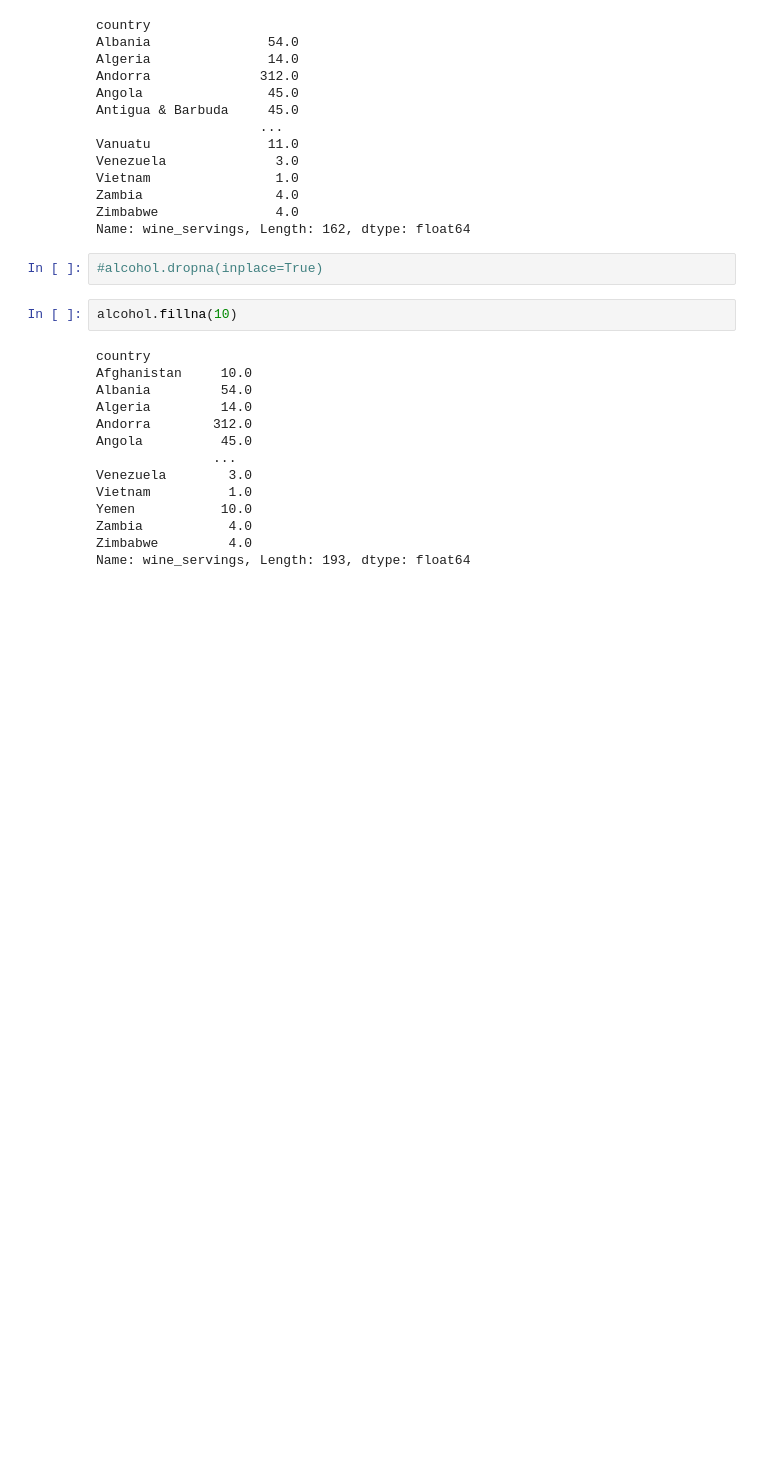
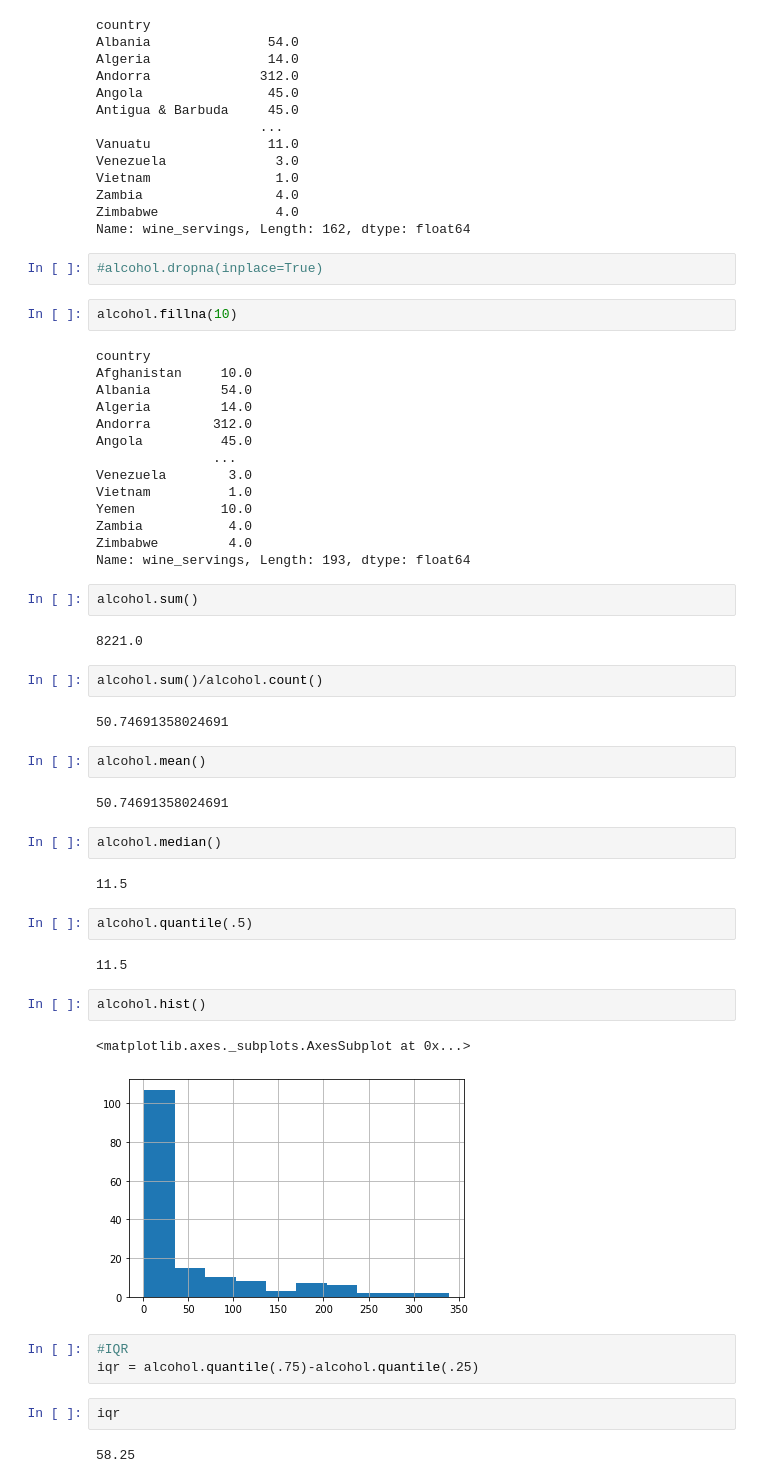
Before and after one commit to SanjaySaatyaki/Pandas, a Jupyter notebook: Series.ipynb, the cells around one changed output. Saved outputs shown, nothing was run; the diff lists cells and outputs as text; blank space fills up the shorter version.

```diff
--- a/Series.ipynb
+++ b/Series.ipynb
@@ -660,3 +660,35 @@ Yemen           10.0
 Zambia           4.0
 Zimbabwe         4.0
 Name: wine_servings, Length: 193, dtype: float64
+# %%
+alcohol.sum()
+# %% [output]
+8221.0
+# %%
+alcohol.sum()/alcohol.count()
+# %% [output]
+50.74691358024691
+# %%
+alcohol.mean()
+# %% [output]
+50.74691358024691
+# %%
+alcohol.median()
+# %% [output]
+11.5
+# %%
+alcohol.quantile(.5)
+# %% [output]
+11.5
+# %%
+alcohol.hist()
+# %% [output]
+<matplotlib.axes._subplots.AxesSubplot at 0x...>
+[figure, added]
+# %%
+#IQR
+iqr = alcohol.quantile(.75)-alcohol.quantile(.25)
+# %%
+iqr
+# %% [output]
+58.25
```
Also changed, not shown: parts of 22 cells of this notebook.
